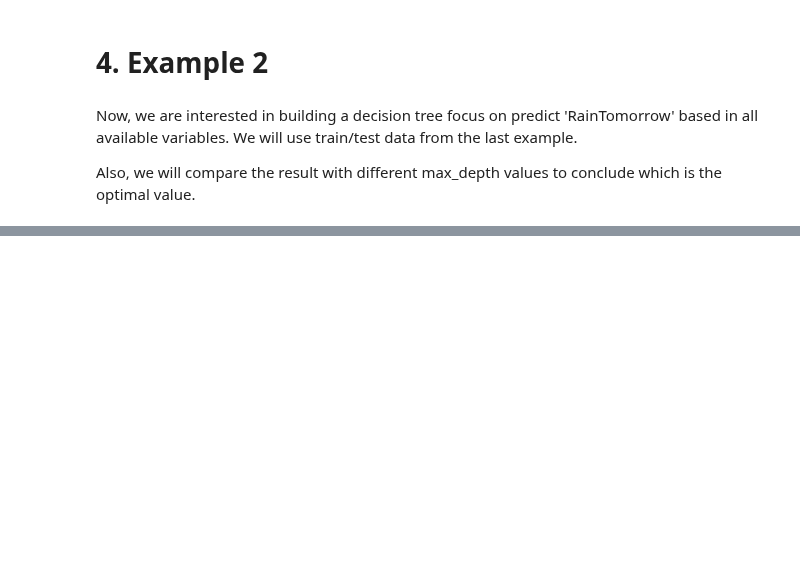
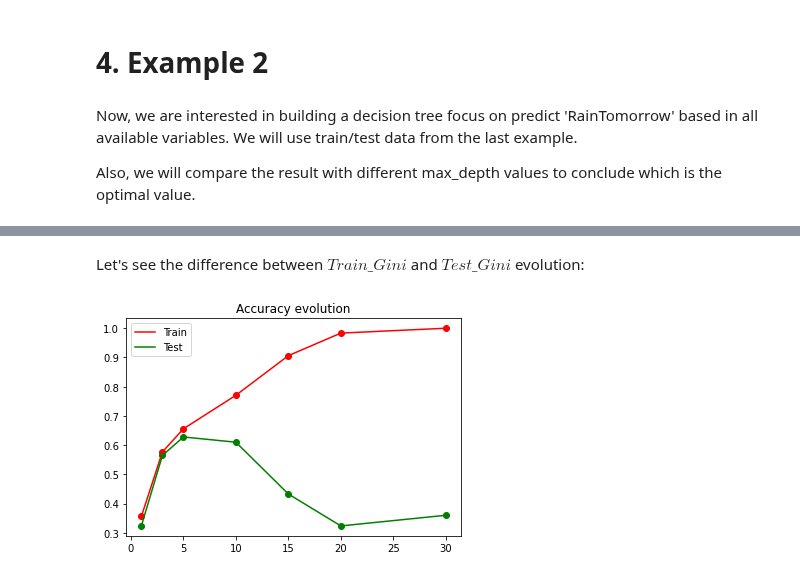
Before and after one commit to GinesMeca/TFG, a Jupyter notebook: notebooks/3. CART Decision Trees.ipynb, the cells around one changed output, grey strips where cells are left out. Cells and saved outputs as stored; diff of their text form; code cells hidden in the pictures; blank space fills up the shorter version.

Commit message:
Adding accuracy evolution plot

```diff
--- a/notebooks/3. CART Decision Trees.ipynb
+++ b/notebooks/3. CART Decision Trees.ipynb
@@ -141,2 +141,18 @@ metrics_pd
 # %%
 metrics_pd.to_parquet('../data/models/cart.parquet')
+# %% [markdown]
+Let's see the difference between $Train\_Gini$ and $Test\_Gini$ evolution:
+# %%
+x = [1, 3, 5, 10, 15, 20, 30]
+GINITRAIN = list(metrics_pd.Train_Gini)
+GINITEST = list(metrics_pd.Test_Gini)
+
+plt.plot(x, GINITRAIN, c = 'red', label = 'Train')
+plt.scatter(x, GINITRAIN, c = 'red')
+plt.plot(x, GINITEST, c = 'green', label = 'Test')
+plt.scatter(x, GINITEST, c = 'green')
+plt.title('Accuracy evolution')
+plt.legend(loc = 'best')
+plt.show()
+# %% [output]
+[figure, added]
```
Also changed, not shown: parts of 2 cells of this notebook.
